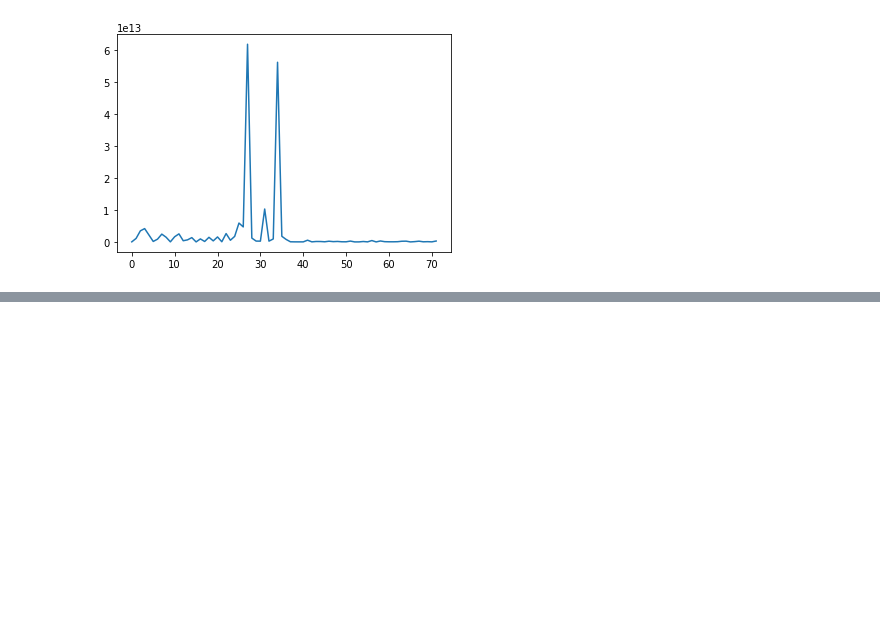
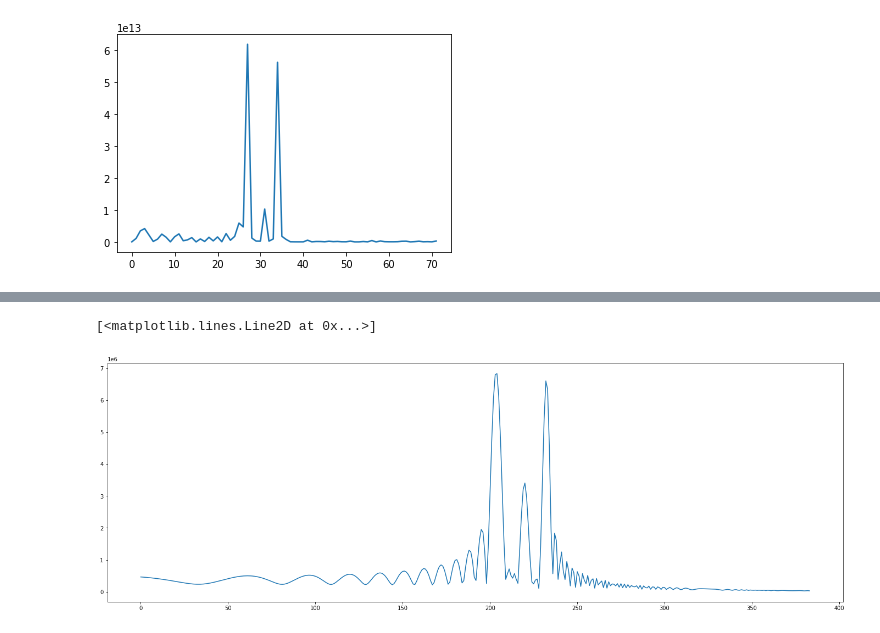
Before and after one commit to amanj120/wav_work, a Jupyter notebook: dank_music_theory.ipynb, the cells around one changed output, grey strips where cells are left out. Cells and saved outputs as stored; diff of their text form; code cells hidden in the pictures; blank space fills up the shorter version.

```diff
--- a/dank_music_theory.ipynb
+++ b/dank_music_theory.ipynb
@@ -141,0 +181,10 @@ plt.plot(ifft)
+# %%
+def dot2(freq, sample, s_rate=44100):
+    l = len(sample)
+    freq = (6.28318530718 * freq)/s_rate #2pi * cycles/second / samples/second = 2pi * cycles/sample
+    rad_in = np.arange(0, l*freq, freq)[:l]
+    s = np.sin(rad_in)
+    c = np.cos(rad_in)
+    ret = np.dot(s, sample)
+    reti = np.dot(c, sample)
+    return (ret**2 + reti**2)**(1/2)
@@ -141,0 +195,8 @@ plt.plot(ifft)
+# %%
+fft = [int(dot2(microtone, maj[:1024])) for microtone in microtones]
+# %%
+plt.figure(figsize=(24,8))
+plt.plot(fft)
+# %% [output]
+[<matplotlib.lines.Line2D at 0x...>]
+[figure, added]
```
Also changed, not shown: parts of 10 cells of this notebook, 24 other files.
